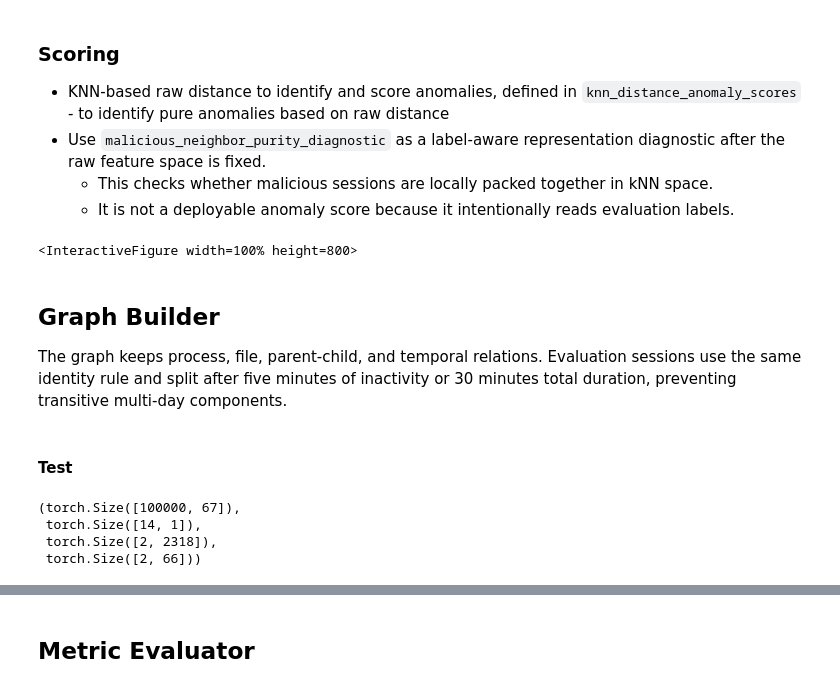
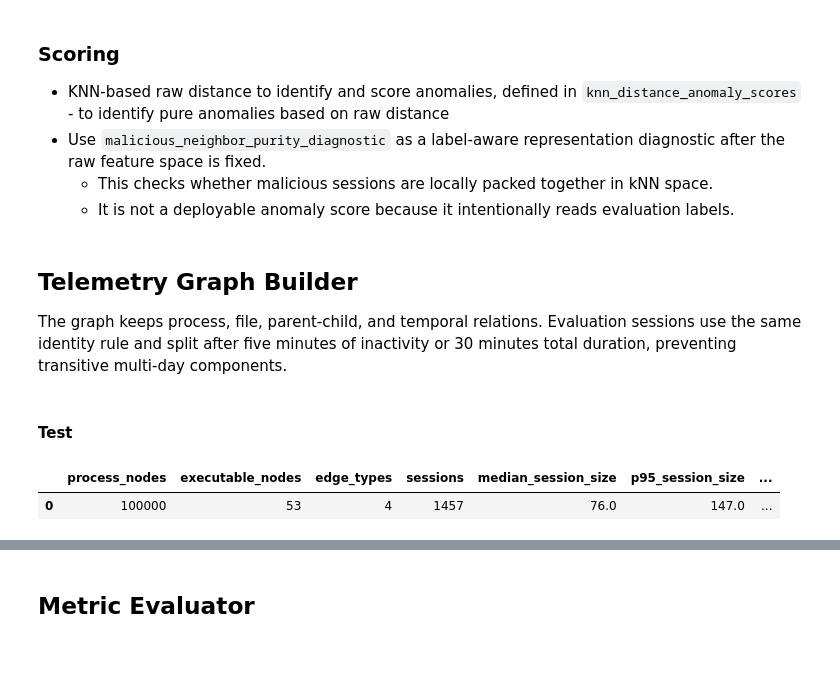
Before and after one commit to MekaelWasti/Cyber-Telemetry, a Jupyter notebook: Notebooks/Graph Triage Baseline v0.ipynb, the cells around one changed output, grey strips where cells are left out. Saved outputs shown, nothing was run; the diff lists cells and outputs as text; code cells hidden in the pictures; blank space fills up the shorter version.

```diff
--- a/Notebooks/Graph Triage Baseline v0.ipynb
+++ b/Notebooks/Graph Triage Baseline v0.ipynb
@@ -475,11 +475,9 @@ umapper = UMAP(
 embeddings = umapper.fit_transform(session_table[feature_columns].values)
 # %%
 plot = datamapplot.create_interactive_plot(embeddings, session_table['label'].values, hover_text = session_table['label'].values, title="UMAP Projection of Sessions")
-plot
+# plot
-# %% [output]
-<InteractiveFigure width=100% height=800>
 # %% [markdown]
-## Graph Builder
+## Telemetry Graph Builder
 
 The graph keeps process, file, parent-child, and temporal relations. Evaluation sessions use the same identity rule and split after five minutes of inactivity or 30 minutes total duration, preventing transitive multi-day components.
 # %%
@@ -613,55 +642,51 @@ class TelemetryGraphBuilder:
 # %%
 builder = TelemetryGraphBuilder()
 
 sessionized_df, sessions = make_strawman_sessions(dev_df)
 session_table = build_raw_session_stats(sessionized_df)
 feature_columns = strawman_numeric_columns(sessionized_df)
 
 graph_data = builder.build(sessionized_df, feature_cols=feature_columns)
 
 assert graph_data["process"].num_nodes == len(sessionized_df)
 assert len(graph_data["process"].session_id) == len(sessionized_df)
 
-# process_df = dev_df.set_index("pid_hash").reindex(builder.process_ids).reset_index()
+process_df = dev_df.set_index("pid_hash").reindex(builder.process_ids).reset_index()
 
-# session_sizes = np.asarray([len(session) for session in sessions])
-# session_spans = np.asarray([
-#     (
-#         process_df.loc[session, "_time"].max()
-#         - process_df.loc[session, "_time"].min()
-#     ).total_seconds() / 60.0
-#     for session in sessions
-# ])
+session_sizes = np.asarray([len(session) for session in sessions])
+session_spans = np.asarray([
+    (
+        process_df.loc[session, "_time"].max()
+        - process_df.loc[session, "_time"].min()
+    ).total_seconds() / 60.0
+    for session in sessions
+])
 
-# session_sizes = np.asarray([len(session) for session in sessions])
-# session_spans = np.asarray([
-#     (
-#         process_df.loc[session, "_time"].max()
-#         - process_df.loc[session, "_time"].min()
-#     ).total_seconds() / 60.0
-#     for session in sessions
-# ])
+session_sizes = np.asarray([len(session) for session in sessions])
+session_spans = np.asarray([
+    (
+        process_df.loc[session, "_time"].max()
+        - process_df.loc[session, "_time"].min()
+    ).total_seconds() / 60.0
+    for session in sessions
+])
 
-# build_summary = pd.DataFrame([{
-#     "process_nodes": graph_data["process"].num_nodes,
-#     "file_nodes": graph_data["file"].num_nodes,
-#     "edge_types": len(graph_data.edge_types),
-#     "sessions": len(sessions),
-#     # "malicious_sessions": int(sum(any(graph_data["process"].y[n].item() == 1 for n in s) for s in sessions)),
-#     "median_session_size": float(np.median(session_sizes)),
-#     "p95_session_size": float(np.quantile(session_sizes, 0.95)),
-#     "max_session_size": int(session_sizes.max()),
-#     "p95_session_minutes": float(np.quantile(session_spans, 0.95)),
-#     "max_session_minutes": float(session_spans.max()),
-#     "parent_child_edges": len(builder.parent_child_edges),
-#     "touches_edges": len(builder.touches_edges),
-# }])
+build_summary = pd.DataFrame([{
+    "process_nodes": graph_data["process"].num_nodes,
+    "executable_nodes": graph_data["executable"].num_nodes,
+    "edge_types": len(graph_data.edge_types),
+    "sessions": len(sessions),
+    # "malicious_sessions": int(sum(any(graph_data["process"].y[n].item() == 1 for n in s) for s in sessions)),
+    "median_session_size": float(np.median(session_sizes)),
+    "p95_session_size": float(np.quantile(session_sizes, 0.95)),
+    "max_session_size": int(session_sizes.max()),
+    "p95_session_minutes": float(np.quantile(session_spans, 0.95)),
+    "max_session_minutes": float(session_spans.max()),
+    "parent_child_edges": len(builder.parent_child_edges),
+    "executes_edges": len(builder.executes_edges),
+}])
 
-# display(build_summary)
+display(build_summary)
+# %% [output]
+|  | process_nodes | executable_nodes | edge_types | sessions | median_session_size | p95_session_size | ... |
+| 0 | 100000 | 53 | 4 | 1457 | 76.0 | 147.0 | ... |
-# %%
-graph_data['process'].x.shape, graph_data['file'].x.shape, graph_data['process', 'parent_of', 'process'].edge_index.shape, graph_data['process', 'touches', 'file'].edge_index.shape
-# %% [output]
-(torch.Size([100000, 67]),
- torch.Size([14, 1]),
- torch.Size([2, 2318]),
- torch.Size([2, 66]))
```
Also changed, not shown: parts of 5 cells of this notebook.
